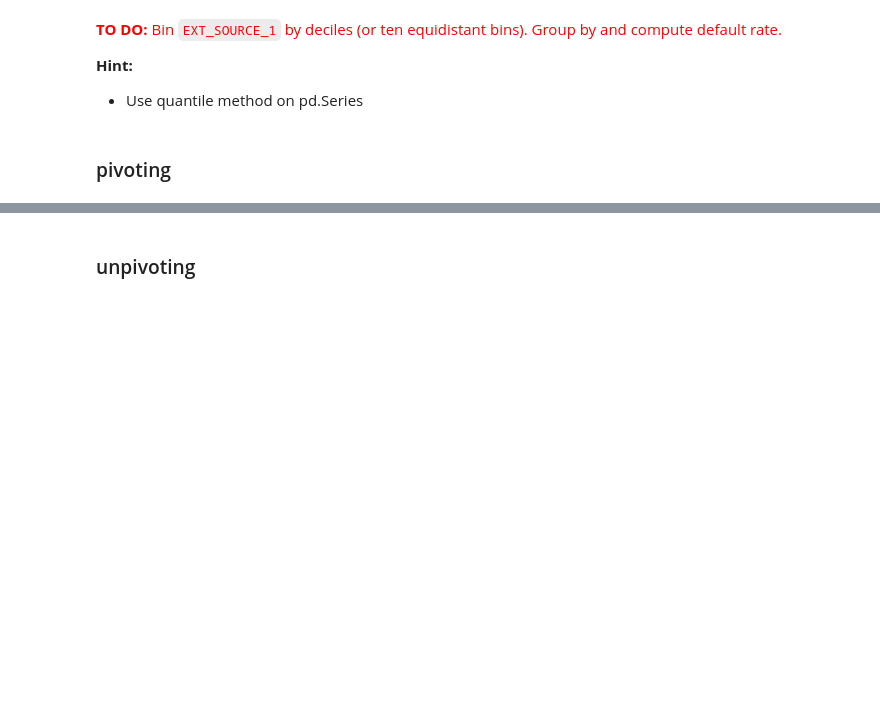
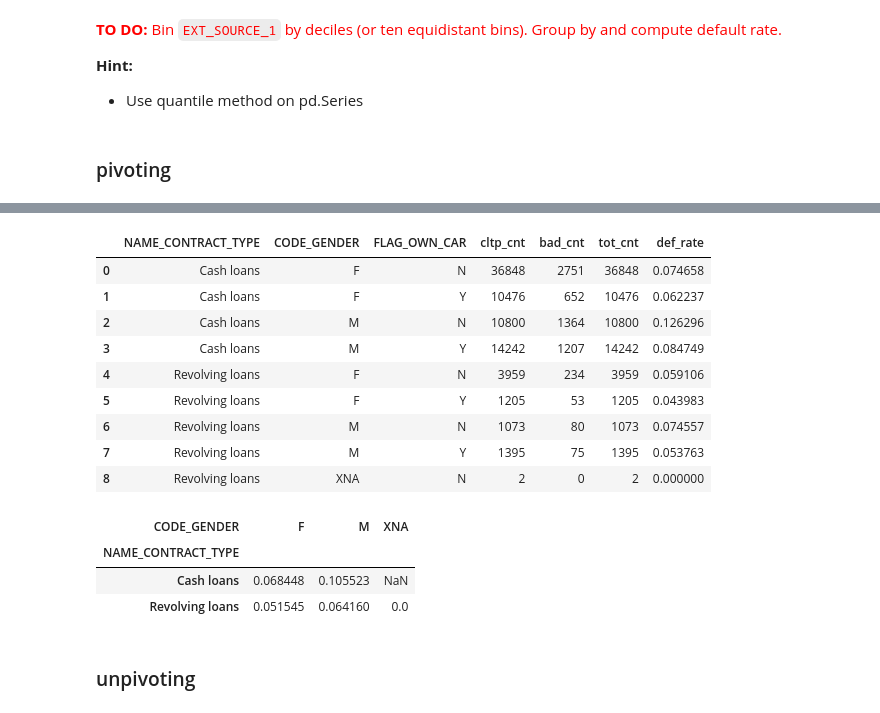
Before and after one commit to wenceslasdk/data-science-2, a Jupyter notebook: Practicals/02_python_intro/python_intro.ipynb, the cells around one changed output, grey strips where cells are left out. Cells and saved outputs as stored; diff of their text form; code cells hidden in the pictures; blank space fills up the shorter version.

```diff
--- a/Practicals/02_python_intro/python_intro.ipynb
+++ b/Practicals/02_python_intro/python_intro.ipynb
@@ -1583,18 +2247,34 @@ dt_grp.pivot(index='NAME_CONTRACT_TYPE', columns='CODE_GENDER', values='target_r
 # %%
 # groupby on 3 columns
 dt_grp = data.groupby(['NAME_CONTRACT_TYPE', 'CODE_GENDER', 'FLAG_OWN_CAR']).agg(
     cltp_cnt = ('CODE_GENDER', len),
-    bad_cnt = ('TARGET', sum),
+    bad_cnt = ('TARGET', 'sum'),
     tot_cnt = ('TARGET', len)
 )
 dt_grp['def_rate'] = dt_grp['bad_cnt'] / dt_grp['tot_cnt']
 
 dt_grp.reset_index(inplace=True)
 dt_grp
+# %% [output]
+|  | NAME_CONTRACT_TYPE | CODE_GENDER | FLAG_OWN_CAR | cltp_cnt | bad_cnt | tot_cnt | def_rate |
+| 0 | Cash loans | F | N | 36848 | 2751 | 36848 | 0.074658 |
+| 1 | Cash loans | F | Y | 10476 | 652 | 10476 | 0.062237 |
+| 2 | Cash loans | M | N | 10800 | 1364 | 10800 | 0.126296 |
+| 3 | Cash loans | M | Y | 14242 | 1207 | 14242 | 0.084749 |
+| 4 | Revolving loans | F | N | 3959 | 234 | 3959 | 0.059106 |
+| 5 | Revolving loans | F | Y | 1205 | 53 | 1205 | 0.043983 |
+| 6 | Revolving loans | M | N | 1073 | 80 | 1073 | 0.074557 |
+| 7 | Revolving loans | M | Y | 1395 | 75 | 1395 | 0.053763 |
+| 8 | Revolving loans | XNA | N | 2 | 0 | 2 | 0.000000 |
 # %%
 # pivot with aggfuncs
-dt_grp_pivot = dt_grp.pivot_table(index='NAME_CONTRACT_TYPE', columns='CODE_GENDER', values='def_rate', aggfunc = np.mean)
+dt_grp_pivot = dt_grp.pivot_table(index='NAME_CONTRACT_TYPE', columns='CODE_GENDER', values='def_rate', aggfunc = 'mean')
 dt_grp_pivot
+# %% [output]
+| CODE_GENDER | F | M | XNA |
+| NAME_CONTRACT_TYPE |  |  |  |
+| Cash loans | 0.068448 | 0.105523 | NaN |
+| Revolving loans | 0.051545 | 0.064160 | 0.0 |
 # %% [markdown]
 ### unpivoting
 # %%
```
Also changed, not shown: parts of 189 cells of this notebook, 14 other files.
